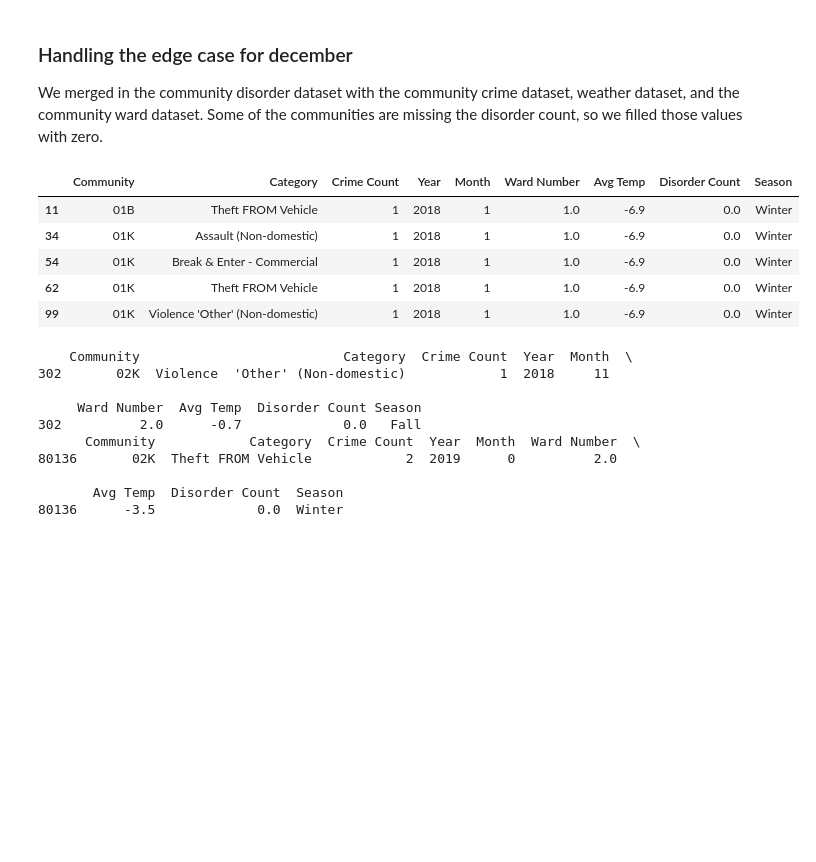
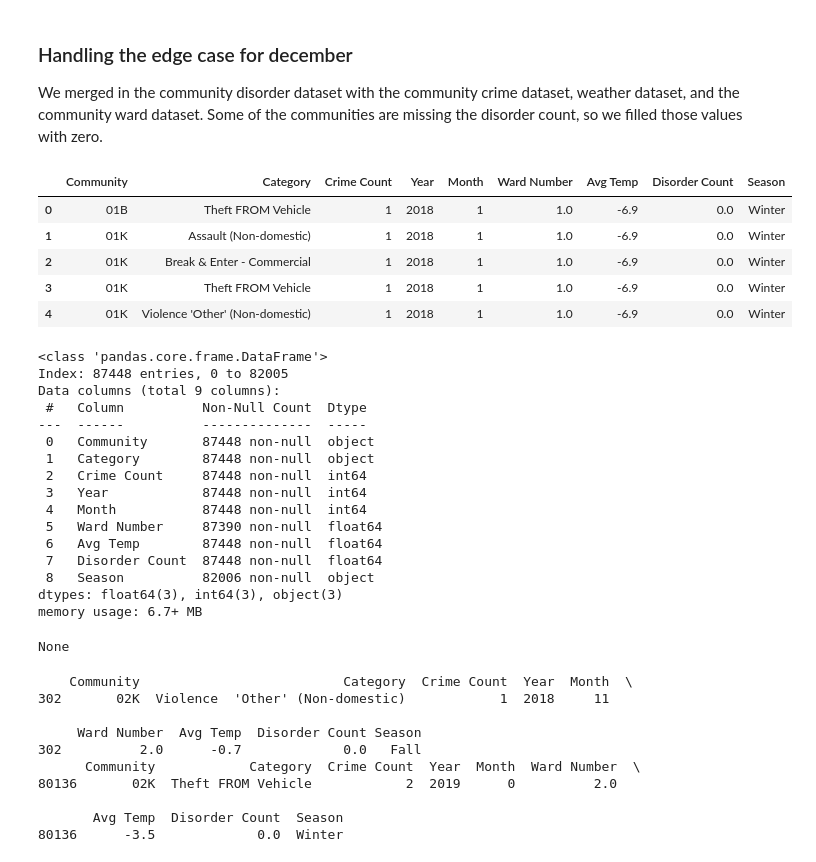
Before and after one commit to Ravin-J/DATA-601-Final-Project, a Jupyter notebook: report.ipynb, the cells around one changed output. Drawn from its saved outputs; the diff is of its cells as text; code cells hidden in the pictures; blank space fills up the shorter version.

```diff
--- a/report.ipynb
+++ b/report.ipynb
@@ -345,37 +345,55 @@ We merged in the community disorder dataset with the community crime dataset, we
 # %%
 def convert_month_season(month):
     if month in [0, 1, 2]:
         return "Winter"
     elif month in [3, 4, 5]:
         return "Spring"
     elif month in [6, 7, 8]:
         return "Summer"
     elif month in [9, 10, 11]:
         return "Fall"
 
 new_rows = []
 for year in working_df["Year"].unique():
     df_december = working_df[(working_df["Year"] == year) & (working_df["Month"] == 12)].copy()
     if not df_december.empty:
         df_december["Year"] = year + 1  # Shift to the next year
         df_december["Month"] = 0  # Set Month to 0
         new_rows.append(df_december)
 
 if new_rows:
     working_df = pd.concat([working_df] + new_rows, ignore_index=True)
     working_df = working_df.sort_values(by=["Year", "Month"], ascending=[True, True])
 
 
 working_df["Season"] = working_df["Month"].apply(convert_month_season)
 
 display(working_df.head())
+display(working_df.info())
 # %% [output]
 |  | Community | Category | Crime Count | Year | Month | Ward Number | Avg Temp | Disorder Count | Season |
-| 11 | 01B | Theft FROM Vehicle | 1 | 2018 | 1 | 1.0 | -6.9 | 0.0 | Winter |
-| 34 | 01K | Assault (Non-domestic) | 1 | 2018 | 1 | 1.0 | -6.9 | 0.0 | Winter |
-| 54 | 01K | Break & Enter - Commercial | 1 | 2018 | 1 | 1.0 | -6.9 | 0.0 | Winter |
-| 62 | 01K | Theft FROM Vehicle | 1 | 2018 | 1 | 1.0 | -6.9 | 0.0 | Winter |
-| 99 | 01K | Violence 'Other' (Non-domestic) | 1 | 2018 | 1 | 1.0 | -6.9 | 0.0 | Winter |
+| 0 | 01B | Theft FROM Vehicle | 1 | 2018 | 1 | 1.0 | -6.9 | 0.0 | Winter |
+| 1 | 01K | Assault (Non-domestic) | 1 | 2018 | 1 | 1.0 | -6.9 | 0.0 | Winter |
+| 2 | 01K | Break & Enter - Commercial | 1 | 2018 | 1 | 1.0 | -6.9 | 0.0 | Winter |
+| 3 | 01K | Theft FROM Vehicle | 1 | 2018 | 1 | 1.0 | -6.9 | 0.0 | Winter |
+| 4 | 01K | Violence 'Other' (Non-domestic) | 1 | 2018 | 1 | 1.0 | -6.9 | 0.0 | Winter |
+<class 'pandas.core.frame.DataFrame'>
+Index: 87448 entries, 0 to 82005
+Data columns (total 9 columns):
+ #   Column          Non-Null Count  Dtype
+---  ------          --------------  -----
+ 0   Community       87448 non-null  object
+ 1   Category        87448 non-null  object
+ 2   Crime Count     87448 non-null  int64
+ 3   Year            87448 non-null  int64
+ 4   Month           87448 non-null  int64
+ 5   Ward Number     87390 non-null  float64
+ 6   Avg Temp        87448 non-null  float64
+ 7   Disorder Count  87448 non-null  float64
+ 8   Season          82006 non-null  object
+dtypes: float64(3), int64(3), object(3)
+memory usage: 6.7+ MB
+None
 # %%
 test_1 = working_df[(working_df["Year"] == 2018) & (working_df["Month"] == 11)  & (working_df["Community"] == "02K") ]
 print(test_1)
```
